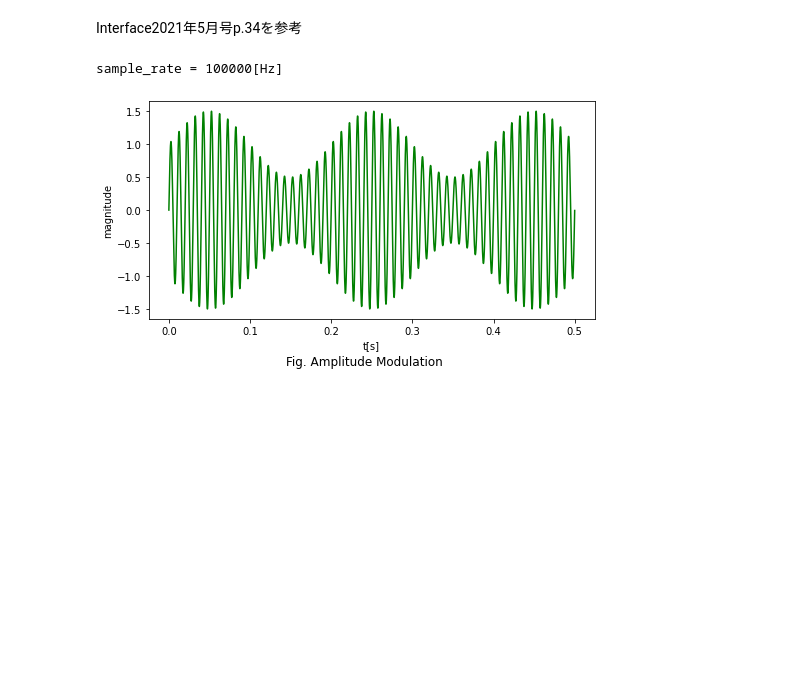
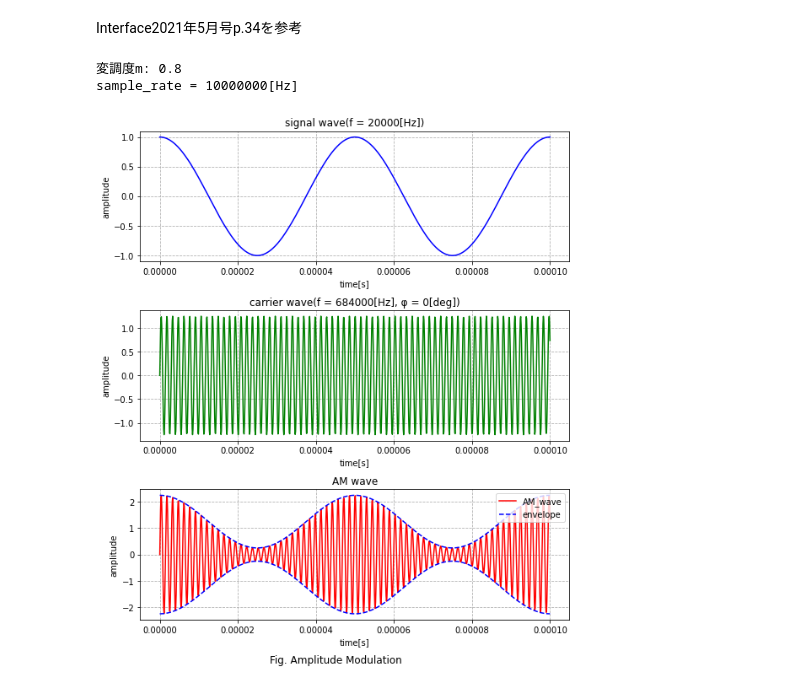
Before and after one commit to akita-NITIchinoseki/rf, a Jupyter notebook: 無線信号処理.ipynb, the cells around one changed output. Saved outputs shown, nothing was run; the diff lists cells and outputs as text; code cells hidden in the pictures; blank space fills up the shorter version.

```diff
--- a/無線信号処理.ipynb
+++ b/無線信号処理.ipynb
@@ -191,7 +191,7 @@ def GenerateMultiSynSig(t, mp_phase, mp_att):
     syn_wave = d_wave + m1_wave                                            # 縦軸データ3，合成波
     return d_wave, m1_wave, syn_wave
 
-def PlotMultiPathsFading(t, d_wave, m1_wave, syn_wave):
+def PlotMultiPathsFading(t, wave):
     print('\N{greek small letter alpha}:直接波')
     print('\N{greek small letter beta}:マルチパス波(1波のみ)')
 
@@ -201,14 +201,14 @@ def PlotMultiPathsFading(t, d_wave, m1_wave, syn_wave):
 
     ax = fig.add_subplot(111)   # figに属するAxesオブジェクトを作成（1行1列1番目），https://matplotlib.org/stable/api/figure_api.html#matplotlib.figure.Figure.add_subplot
     plt.xlabel('time[s]')       # 横軸ラベル，https://matplotlib.org/stable/api/_as_gen/matplotlib.pyplot.xlabel.html
-    plt.ylabel('magnitude')     # 縦軸ラベル，https://matplotlib.org/stable/api/_as_gen/matplotlib.pyplot.ylabel.html
+    plt.ylabel('amplitude')     # 縦軸ラベル，https://matplotlib.org/stable/api/_as_gen/matplotlib.pyplot.ylabel.html
     plt.grid(linestyle='--')    # 目盛線（破線），https://matplotlib.org/stable/api/_as_gen/matplotlib.pyplot.grid.html
     ax_title = 'L = %.2f, \N{greek small letter theta} = %.0f[deg]'%(mp_att, mp_phase_deg)            # axオブジェクトタイトルの内容
     plt.title(ax_title)         # グラフタイトル，https://matplotlib.org/stable/api/_as_gen/matplotlib.pyplot.title.html
 
-    plt.plot(t, d_wave, 'b', label = r'$\alpha=\sin(2\pi ft)$')
-    plt.plot(t,m1_wave, 'g', label = r'$\beta=L*\sin(2\pi ft+\theta)$')
-    plt.plot(t, syn_wave, 'r', label = r'$\alpha+\beta$')
+    plt.plot(t, wave[0], 'b', label = r'$\alpha=\sin(2\pi ft)$')
+    plt.plot(t, wave[1], 'g', label = r'$\beta=L*\sin(2\pi ft+\theta)$')
+    plt.plot(t, wave[2], 'r', label = r'$\alpha+\beta$')
     ax.legend(loc = 'upper right')  # 凡例の配置（右上），https://matplotlib.org/stable/api/_as_gen/matplotlib.pyplot.legend.html
     plt.show()                      # すべてのfigureオブジェクトを表示，https://matplotlib.org/stable/api/_as_gen/matplotlib.pyplot.show.html#matplotlib.pyplot.show
 #    fig.savefig("test.png")     # 画像ファイル保存，https://matplotlib.org/stable/api/_as_gen/matplotlib.pyplot.savefig.html
@@ -225,6 +225,6 @@ if __name__ == '__main__':
     ## 演算部
     t = np.arange(0, duration, 1 / sample_rate)                         # 横軸データ生成
     wave_data = GenerateMultiSynSig(t, mp_phase, mp_att)                # 直接波とマルチパス波の合成
-    PlotMultiPathsFading(t, wave_data[0], wave_data[1], wave_data[2])   # グラフ描画
+    PlotMultiPathsFading(t, wave_data)   # グラフ描画
 # %% [output]
 マルチパス波の位相差θ(<360)[deg]: 180
@@ -239,40 +239,72 @@ Interface2021年5月号p.34を参考
 # %%
 import numpy as np
 import matplotlib.pyplot as plt
 import math
 from google.colab import files
 
-sample_rate = 1.0e5     # サンプリング・レート[Hz]
-carrier_freq = 1.0e2    # 搬送波の周波数[Hz]
-signal_freq = 0.5e1     # 信号波の周波数[Hz]
-duration = 0.5          # 信号の期間[s]
+sample_rate = 1.0e7     # サンプリング・レート[Hz]
+carrier_freq = 684e3    # 搬送波の周波数[Hz]
+carrier_phi = 0.0       # 搬送波の初期位相[deg]
+signal_freq = 20e3      # 信号波の周波数[Hz]
+signal_phi = 90.0       # 信号波の初期位相[deg]
+signal_amp = 1.0        # 信号波の振幅
+duration = 1.0e-4       # 信号の期間[s]
 
-def  GenerateAMSig(t):
-    carrier_wave = np.sin(2.0*np.pi*carrier_freq*t)
-    ys2 = np.sin(2.0*np.pi*signal_freq*t)*0.5
+def GenerateAMSignal(t, m):
+    signal_wave = signal_amp * np.sin(2.0 * np.pi * signal_freq * t + signal_phi / 180.0 * np.pi)
+    carrier_amp = signal_amp / m
+    carrier_wave = carrier_amp * np.sin(2.0 * np.pi * carrier_freq * t + carrier_phi / 180.0 * np.pi)
+    am_wave =  carrier_wave + 1 / carrier_amp * carrier_wave * signal_wave
 
-    ys3 = carrier_wave*(ys2+1.0)
-    return carrier_wave, ys2, ys3
+    return signal_wave, carrier_wave, am_wave
 
-def PlotAM(t, am_wave):
+def PlotAM(t, m, wave_data):
     fig_title = 'Fig. Amplitude Modulation'      # figureオブジェクトタイトルの内容
-    fig = plt.figure(figsize=(8,4))                                                              # figureオブジェクト生成，https://matplotlib.org/stable/api/_as_gen/matplotlib.pyplot.figure.html
+    fig = plt.figure(figsize=(8,9))                                                              # figureオブジェクト生成，https://matplotlib.org/stable/api/_as_gen/matplotlib.pyplot.figure.html
     plt.suptitle(fig_title, x = 0.5, y = 0, fontfamily= 'sans-serif')                            # figオブジェクト内の指定位置（中央下部）にタイトル表示，https://matplotlib.org/stable/api/_as_gen/matplotlib.pyplot.suptitle.html
 
-    plt.plot(t, am_wave, 'g')
-    plt.xlabel('t[s]')
-    plt.ylabel('magnitude')
+    ax1 = fig.add_subplot(311)  # figに属するAxesオブジェクトを作成（3行1列1番目），https://matplotlib.org/stable/api/figure_api.html#matplotlib.figure.Figure.add_subplot
+    plt.xlabel('time[s]')       # 横軸ラベル，https://matplotlib.org/stable/api/_as_gen/matplotlib.pyplot.xlabel.html
+    plt.ylabel('amplitude')     # 縦軸ラベル，https://matplotlib.org/stable/api/_as_gen/matplotlib.pyplot.ylabel.html
+    ax1_title = 'signal wave(f = %.0f[Hz])'%(signal_freq)           # axオブジェクトタイトルの内容
+    plt.title(ax1_title)        # グラフタイトル，https://matplotlib.org/stable/api/_as_gen/matplotlib.pyplot.title.html
+    plt.grid(linestyle='--')    # 目盛線（破線），https://matplotlib.org/stable/api/_as_gen/matplotlib.pyplot.grid.html
+    plt.plot(t, wave_data[0], 'b')                                  # 折れ線グラフ（破線），https://matplotlib.org/stable/api/_as_gen/matplotlib.pyplot.plot.html
 
+    ax2 = fig.add_subplot(312)  # figに属するAxesオブジェクトを作成（3行1列2番目），https://matplotlib.org/stable/api/figure_api.html#matplotlib.figure.Figure.add_subplot
+    plt.xlabel('time[s]')       # 横軸ラベル，https://matplotlib.org/stable/api/_as_gen/matplotlib.pyplot.xlabel.html
+    plt.ylabel('amplitude')     # 縦軸ラベル，https://matplotlib.org/stable/api/_as_gen/matplotlib.pyplot.ylabel.html
+    ax2_title = 'carrier wave(f = %.0f[Hz], \N{greek small letter phi} = %.0f[deg])'%(carrier_freq, carrier_phi)            # axオブジェクトタイトルの内容
+    plt.title(ax2_title)         # グラフタイトル，https://matplotlib.org/stable/api/_as_gen/matplotlib.pyplot.title.html
+    plt.grid(linestyle='--')    # 目盛線（破線），https://matplotlib.org/stable/api/_as_gen/matplotlib.pyplot.grid.html
+    plt.plot(t, wave_data[1], 'g')                                  # 折れ線グラフ（破線），https://matplotlib.org/stable/api/_as_gen/matplotlib.pyplot.plot.html
+
+    ax3 = fig.add_subplot(313)  # figに属するAxesオブジェクトを作成（3行1列3番目），https://matplotlib.org/stable/api/figure_api.html#matplotlib.figure.Figure.add_subplot
+    plt.xlabel('time[s]')       # 横軸ラベル，https://matplotlib.org/stable/api/_as_gen/matplotlib.pyplot.xlabel.html
+    plt.ylabel('amplitude')     # 縦軸ラベル，https://matplotlib.org/stable/api/_as_gen/matplotlib.pyplot.ylabel.html
+    ax3_title = 'AM wave'       # axオブジェクトタイトルの内容
+    plt.title(ax3_title)        # グラフタイトル，https://matplotlib.org/stable/api/_as_gen/matplotlib.pyplot.title.html
+    plt.grid(linestyle='--')    # 目盛線（破線），https://matplotlib.org/stable/api/_as_gen/matplotlib.pyplot.grid.html
+    plt.plot(t, wave_data[2], 'r', label = 'AM_wave')               # 折れ線グラフ（破線），https://matplotlib.org/stable/api/_as_gen/matplotlib.pyplot.plot.html
+    plt.plot(t, wave_data[0] + signal_amp / m, 'b--', label = 'envelope')    # 包絡線
+    plt.plot(t, -(wave_data[0] + signal_amp / m), 'b--')                     # 包絡線
+    ax3.legend(loc = 'upper right')  # 凡例の配置（右上），https://matplotlib.org/stable/api/_as_gen/matplotlib.pyplot.legend.html
+
+    plt.tight_layout()          # グラフ描画領域が重複しないようにレイアウト調整
     plt.show()
 #    fig.savefig("test.png")     # 画像ファイル保存，https://matplotlib.org/stable/api/_as_gen/matplotlib.pyplot.savefig.html
 #    files.download("test.png")  # 画像ファイルダウンロード，https://colab.research.google.com/notebooks/io.ipynb?hl=ja#scrollTo=hauvGV4hV-Mh
 
 # モジュールが直接実行されたときの処理
 if __name__ == '__main__':
+    print('変調度m: ', end='')  # 変調度m = 信号の振幅 / 搬送波の振幅
+    m = float(input())
+
     print('sample_rate = %.0f[Hz]'%(sample_rate))
     t = np.arange(0, duration, 1 / sample_rate)
-    wave_data = GenerateAMSig(t)
-    PlotAM(t, wave_data[2])
+    wave_data = GenerateAMSignal(t, m)
+    PlotAM(t, m, wave_data)
 # %% [output]
-sample_rate = 100000[Hz]
+変調度m: 0.8
+sample_rate = 10000000[Hz]
-[figure, old version]
+[figure, new version]
```
Also changed, not shown: parts of 1 cell of this notebook.
